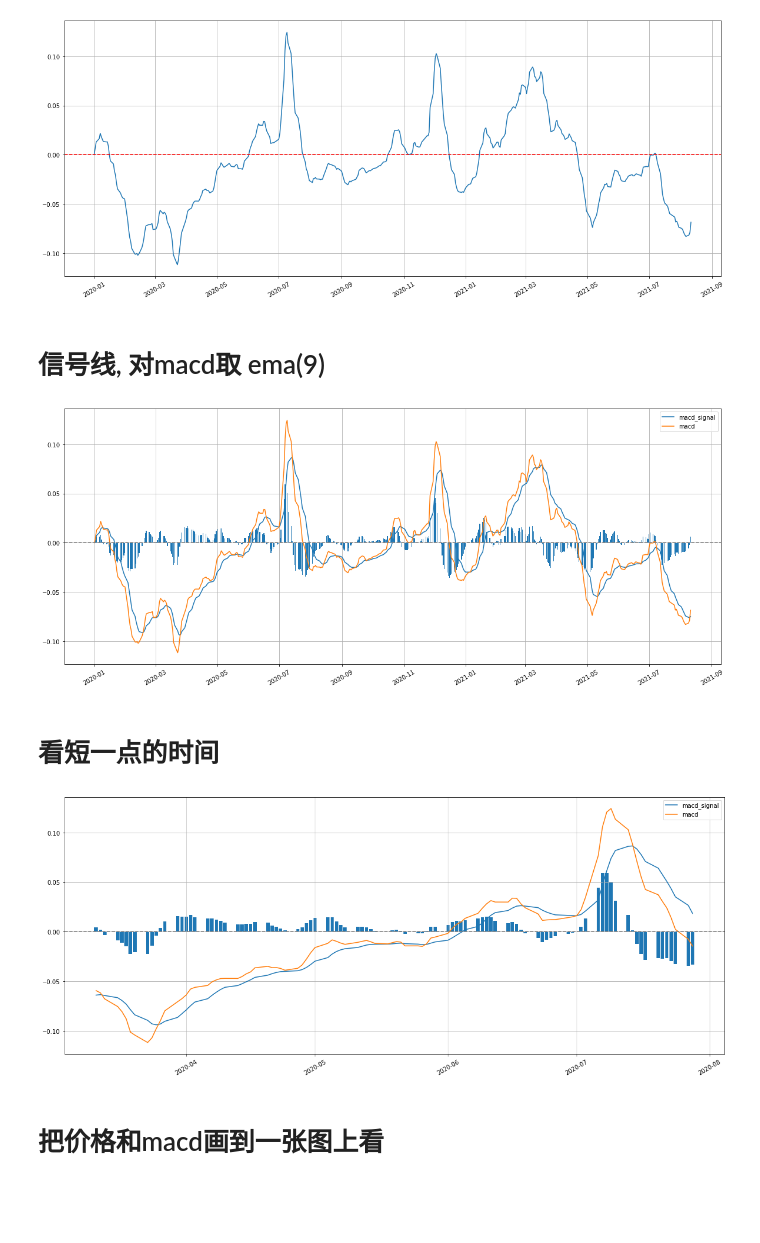
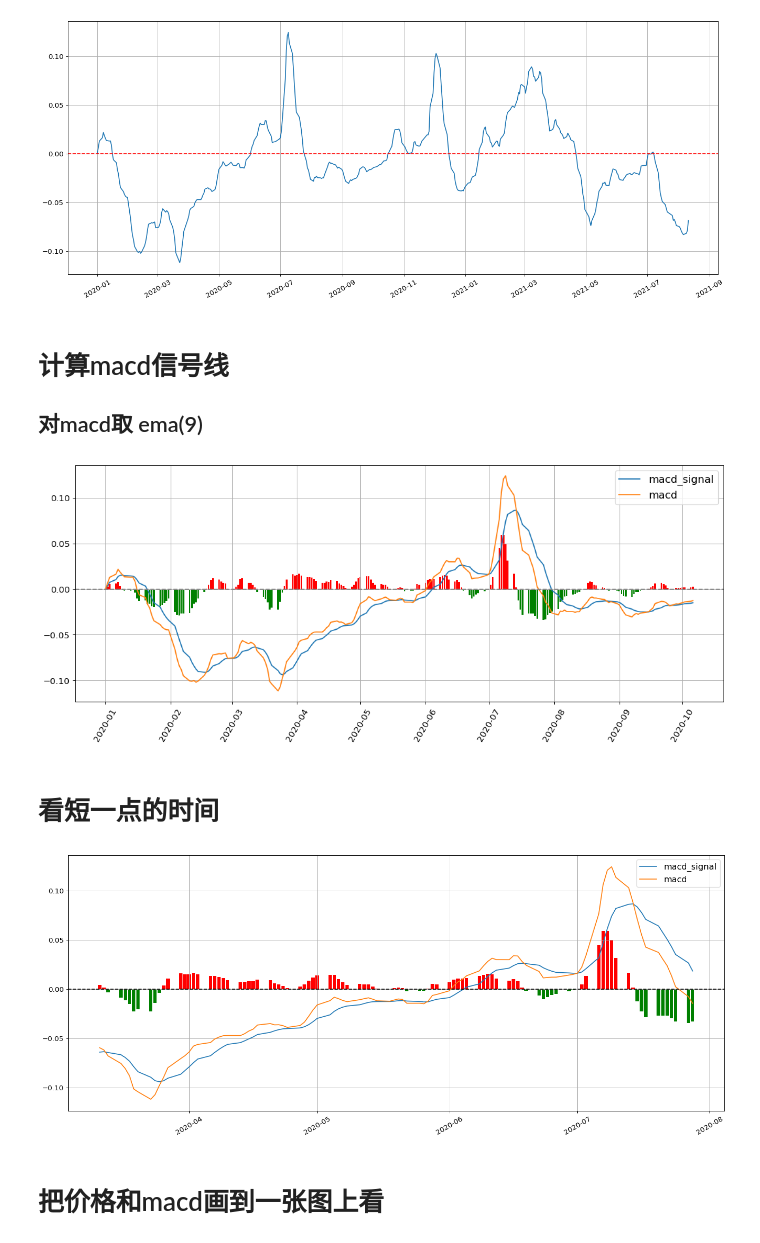
Before and after one commit to FlynnMa/quantBot, a Jupyter notebook: lessions/06-richBot-macd/06-richBotMACD.ipynb, the cells around one changed output. Drawn from its saved outputs; the diff is of its cells as text; code cells hidden in the pictures; blank space fills up the shorter version.

```diff
--- a/lessions/06-richBot-macd/06-richBotMACD.ipynb
+++ b/lessions/06-richBot-macd/06-richBotMACD.ipynb
@@ -5,5 +5,17 @@ import pandas_datareader as pdr
 import matplotlib.pyplot as plt
 import numpy as np
 import os
+import matplotlib.dates as mdates
+import matplotlib as mpl
+
+mpl.rcParams['figure.figsize'] = [16.0, 6.0]
+mpl.rcParams['figure.dpi'] = 80
+mpl.rcParams['savefig.dpi'] = 100
+
+mpl.rcParams['font.size'] = 12
+mpl.rcParams['legend.fontsize'] = 'large'
+mpl.rcParams['figure.titlesize'] = 'medium'
+
+mpl.rcParams['axes.grid'] = 'True'
 # %%
 df = pdr.get_data_tiingo('601398', start='2020-01-01', end='2021-08-11', api_key=os.getenv('TIINGO_API_KEY'))
@@ -79,36 +91,39 @@ plt.axhline(y=0, color='red', linestyle='--');
 # %% [output]
 [figure]
 # %% [markdown]
-# 信号线, 对macd取 ema(9)
+# 计算macd信号线
+## 对macd取 ema(9)
 # %%
 ema_signal = 9
 
 df['macd_signal'] = df['macd'].ewm(span=ema_signal).mean()
 df['macd_bar'] = df['macd'] - df['macd_signal']
+
+df1 = df.iloc[0:200, :]
 # %%
-
-df['macd_signal'].plot(figsize=(20,8), rot=30, grid=True);
-df['macd'].plot(figsize=(20,8), rot=30, grid=True);
-#df['macd_bar'].plot(linestyle='--', color='red')
-plt.bar(df.index, df['macd_bar'])
+colors = np.where(df1['macd_bar'].values > 0, 'r', 'g')
+df1['macd_signal'].plot( rot=60);
+df1['macd'].plot( rot=60)
+plt.bar(df1.index, df1['macd_bar'], color=colors)
 
 plt.axhline(y=0, linestyle='--', color='gray');
 plt.legend();
 # %% [output]
-[figure, old version]
+[figure, new version]
 # %% [markdown]
 # 看短一点的时间
 # %%
-df2 = df.iloc[50:150]
+df2 = df.iloc[50:150, :]
+colors = np.where(df2['macd_bar'].values > 0, 'r', 'g')
 df2['macd_signal'].plot(figsize=(20,8), rot=30, grid=True);
 df2['macd'].plot(figsize=(20,8), rot=30, grid=True);
 #df['macd_bar'].plot(linestyle='--', color='red')
-plt.bar(df2.index, df2['macd_bar'])
+plt.bar(df2.index, df2['macd_bar'], color=colors)
 
-plt.axhline(y=0, linestyle='--', color='gray');
+plt.axhline(y=0, linestyle='--', color='black');
 plt.legend();
 # %% [output]
-[figure, old version]
+[figure, new version]
 # %% [markdown]
 # 把价格和macd画到一张图上看
 # %%
```
Also changed, not shown: parts of 15 cells of this notebook.
